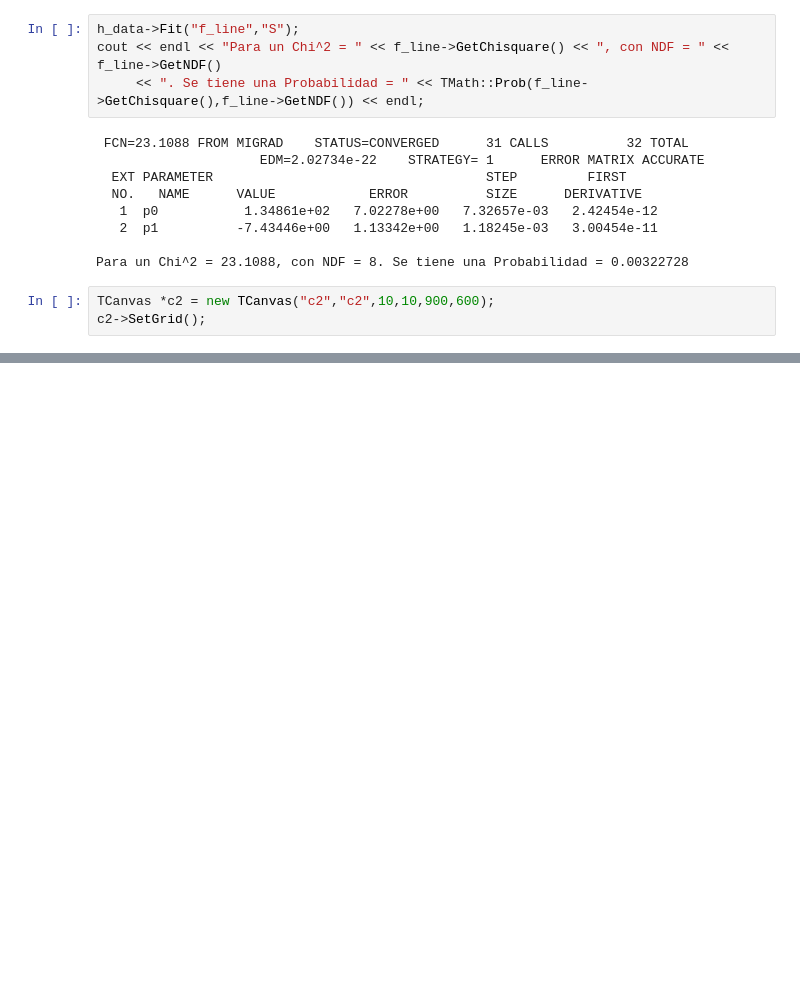
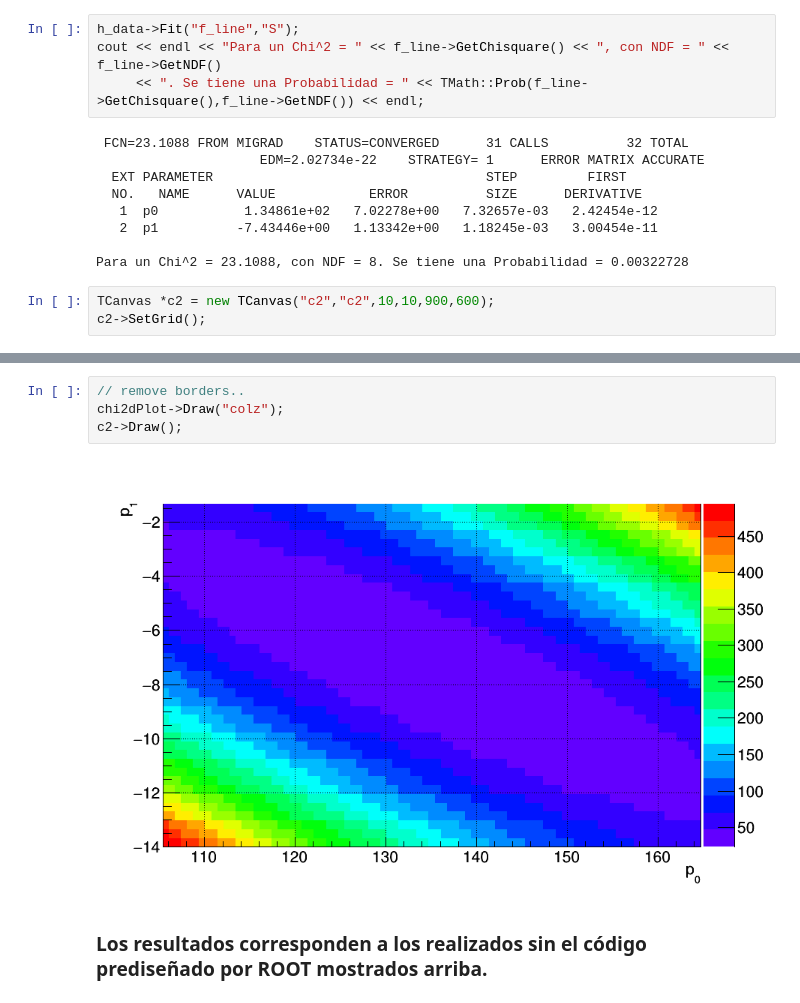
Before and after one commit to AltuOs/MD_T2, a Jupyter notebook: T2_Ej1_Oscar_Altuve.ipynb, the cells around one changed output, grey strips where cells are left out. Drawn from its saved outputs; the diff is of its cells as text; blank space fills up the shorter version.

```diff
--- a/T2_Ej1_Oscar_Altuve.ipynb
+++ b/T2_Ej1_Oscar_Altuve.ipynb
@@ -116,0 +187,8 @@ c2->Draw();
+# %%
+// remove borders..
+chi2dPlot->Draw("colz");
+c2->Draw();
+# %% [output]
+[figure, added]
+# %% [markdown]
+### Los resultados corresponden a los realizados sin el código prediseñado por ROOT mostrados arriba.
```
Also changed, not shown: parts of 11 cells of this notebook.
